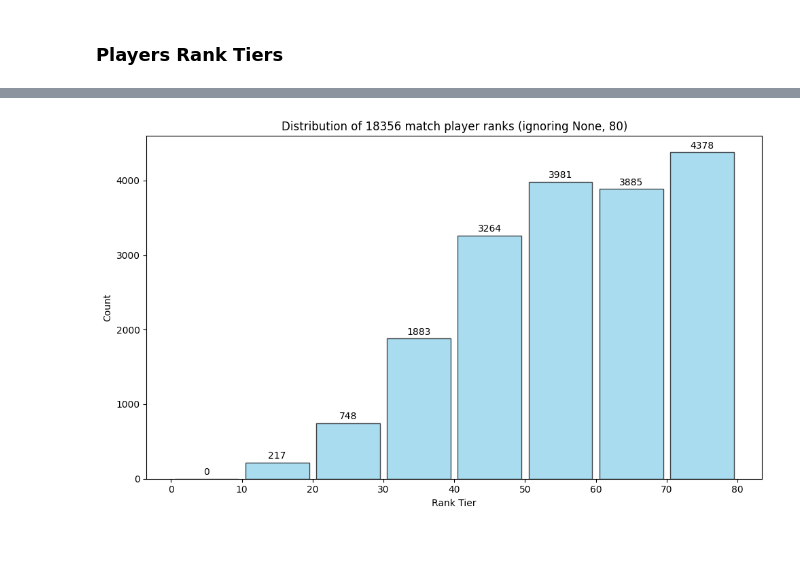
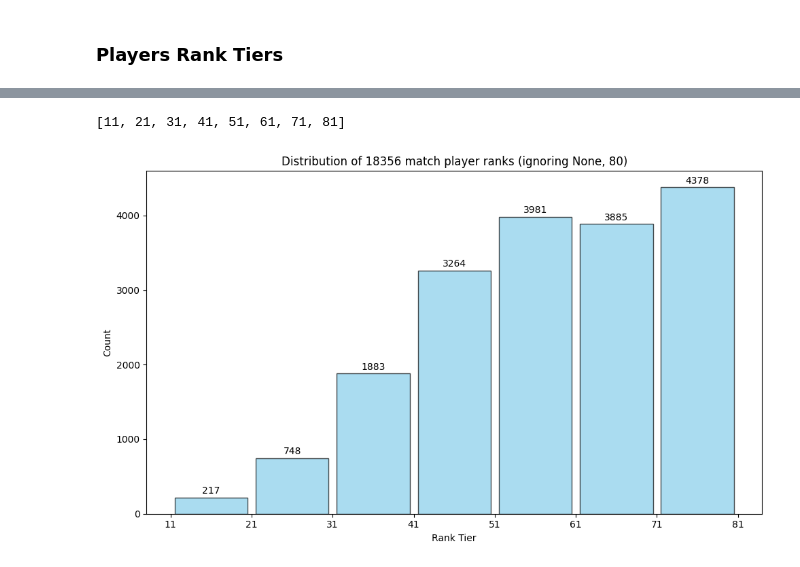
Before and after one commit to batukav/mmr-predictor, a Jupyter notebook: mongo_match_eda.ipynb, the cells around one changed output, grey strips where cells are left out. Cells and saved outputs as stored; diff of their text form; code cells hidden in the pictures.

```diff
--- a/mongo_match_eda.ipynb
+++ b/mongo_match_eda.ipynb
@@ -142,30 +174,33 @@ for r in res:   # assuming there is only one result entry
 # %%
 # Create the histogram
 plt.figure(figsize=(10, 6))
-bins = range(0, 90, 10)  # Bins from 0 to 80 with a width of 10
+bins = range(11, 91, 10)  # Bins from 0 to 80 with a width of 10
+print(list(bins))
+
 bar_width = 0.9 * (bins[1] - bins[0])
 
 # Plot histogram
 counts, _, patches = plt.hist(rank_tiers, bins=bins, edgecolor='black', color='skyblue', alpha=0.7, rwidth=0.9)
 
 # Labeling x and y axis, and title
 plt.xlabel('Rank Tier')
 plt.ylabel('Count',)
 plt.title(f'Distribution of {len(rank_tiers)} match player ranks (ignoring None, 80)')
 
 # Set x-ticks at intervals of 10
-plt.xticks(range(0, 90, 10))
+plt.xticks(range(11, 91, 10))
 
 # Display counts on top of each bar
 for count, patch in zip(counts, patches):
     height = patch.get_height()
     plt.text(patch.get_x() + patch.get_width() / 2, height + 50, f'{int(count)}', ha='center')
 
 # Show the plot
 plt.tight_layout()
 plt.show()
 # %% [output]
+[11, 21, 31, 41, 51, 61, 71, 81]
-[figure, old version]
+[figure, new version]
 # %%
 # Aggregation pipeline
 pipeline = [
```
Also changed, not shown: parts of 11 cells of this notebook.
